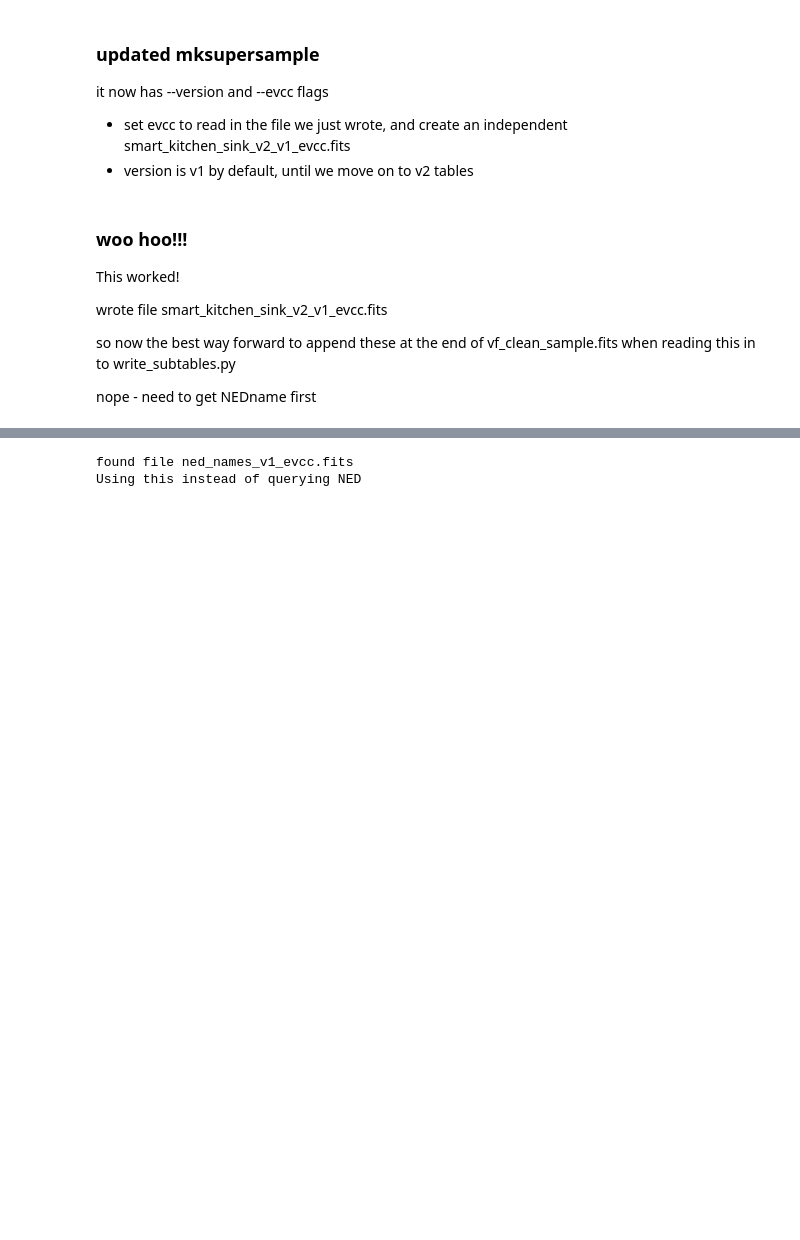
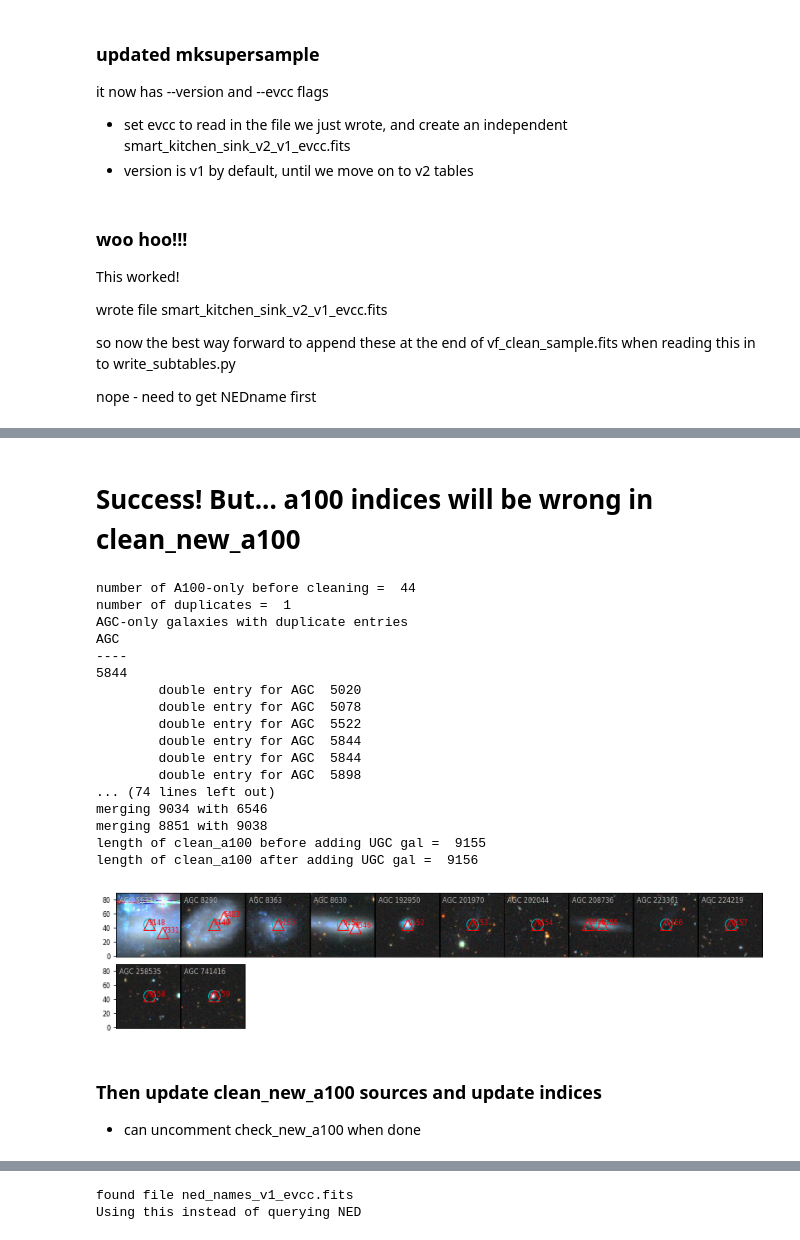
Before and after one commit to rfinn/Virgo, a Jupyter notebook: notebooks/making_tables_v1.ipynb, the cells around one changed output, grey strips where cells are left out. Saved outputs shown, nothing was run; the diff lists cells and outputs as text; code cells hidden in the pictures; blank space fills up the shorter version.

```diff
--- a/notebooks/making_tables_v1.ipynb
+++ b/notebooks/making_tables_v1.ipynb
@@ -343,0 +369,30 @@ nope - need to get NEDname first
+# %% [markdown]
+# Success!  But... a100 indices will be wrong in clean_new_a100
+# %%
+# running again with check_new_a100 uncommented in runall
+os.chdir('/home/rfinn/research/Virgo/supersample/')
+%run ~/github/Virgo/programs/clean_kitchen_sink.py --evcc
+plt.show()
+# %% [output]
+number of A100-only before cleaning =  44
+number of duplicates =  1
+AGC-only galaxies with duplicate entries
+AGC
+----
+5844
+        double entry for AGC  5020
+        double entry for AGC  5078
+        double entry for AGC  5522
+        double entry for AGC  5844
+        double entry for AGC  5844
+        double entry for AGC  5898
+... (74 lines left out)
+merging 9034 with 6546
+merging 8851 with 9038
+length of clean_a100 before adding UGC gal =  9155
+length of clean_a100 after adding UGC gal =  9156
+[figure, added]
+# %% [markdown]
+### Then update clean_new_a100 sources and update indices
+
+* can uncomment check_new_a100 when done
```
Also changed, not shown: parts of 3 cells of this notebook, 3 other files.
